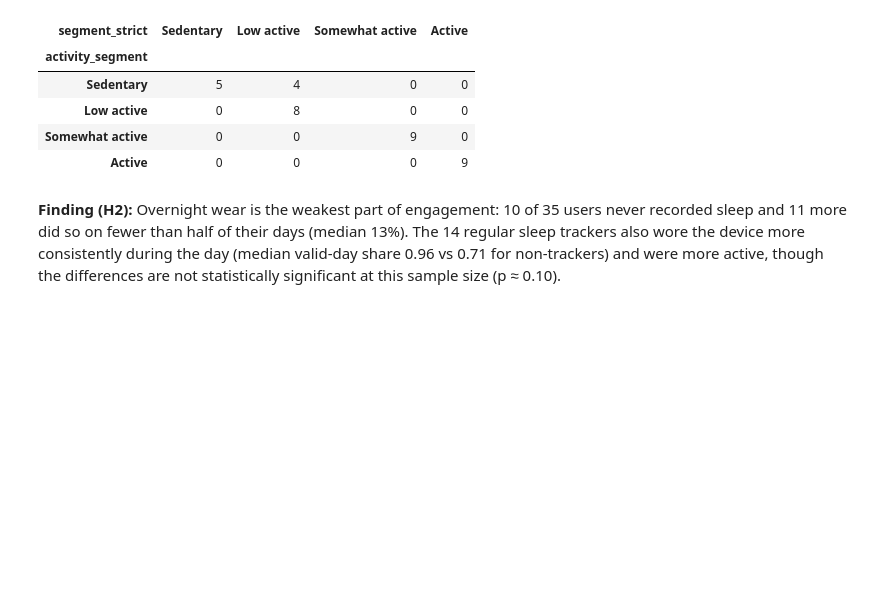
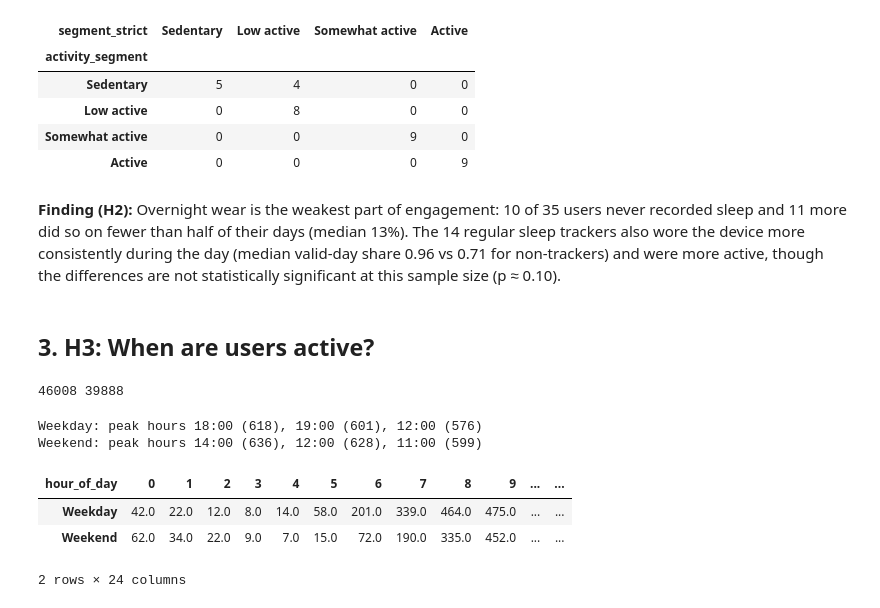
Before and after one commit to tymonbb/bellabeat_case_study, a Jupyter notebook: notebooks/analysis.ipynb, the cells around one changed output. Drawn from its saved outputs; the diff is of its cells as text; code cells hidden in the pictures; blank space fills up the shorter version.

```diff
--- a/notebooks/analysis.ipynb
+++ b/notebooks/analysis.ipynb
@@ -284,3 +284,38 @@ never recorded sleep and 11 more did so on fewer than half of their days (median
 The 14 regular sleep trackers also wore the device more consistently during the day
 (median valid-day share 0.96 vs 0.71 for non-trackers) and were more active, though
 the differences are not statistically significant at this sample size (p ≈ 0.10).
+# %% [markdown]
+## 3. H3: When are users active?
+# %%
+hourly = data["fact_hourly_activity"].merge(
+    data["dim_date"][["date", "is_weekend", "day_of_week"]],
+    left_on="activity_date",
+    right_on="date",
+    how="left",
+)
+valid_hours = hourly[hourly["is_valid_day"]]
+print(len(hourly), len(valid_hours))
+# %% [output]
+46008 39888
+# %%
+user_hour = (
+    valid_hours.groupby(["user_id", "is_weekend", "hour_of_day"])["steps"].mean()
+)
+profile = (
+    user_hour.groupby(["is_weekend", "hour_of_day"]).mean()
+    .unstack("is_weekend")
+    .round()
+)
+profile.columns = ["Weekday", "Weekend"]
+
+for col in profile.columns:
+    top = profile[col].nlargest(3)
+    print(f"{col}: peak hours " + ", ".join(f"{h:02d}:00 ({v:.0f})" for h, v in top.items()))
+profile.T
+# %% [output]
+Weekday: peak hours 18:00 (618), 19:00 (601), 12:00 (576)
+Weekend: peak hours 14:00 (636), 12:00 (628), 11:00 (599)
+| hour_of_day | 0 | 1 | 2 | 3 | 4 | 5 | 6 | 7 | 8 | 9 | ... | ... |
+| Weekday | 42.0 | 22.0 | 12.0 | 8.0 | 14.0 | 58.0 | 201.0 | 339.0 | 464.0 | 475.0 | ... | ... |
+| Weekend | 62.0 | 34.0 | 22.0 | 9.0 | 7.0 | 15.0 | 72.0 | 190.0 | 335.0 | 452.0 | ... | ... |
+2 rows × 24 columns
```
Also changed, not shown: parts of 12 cells of this notebook, 2 other files.
